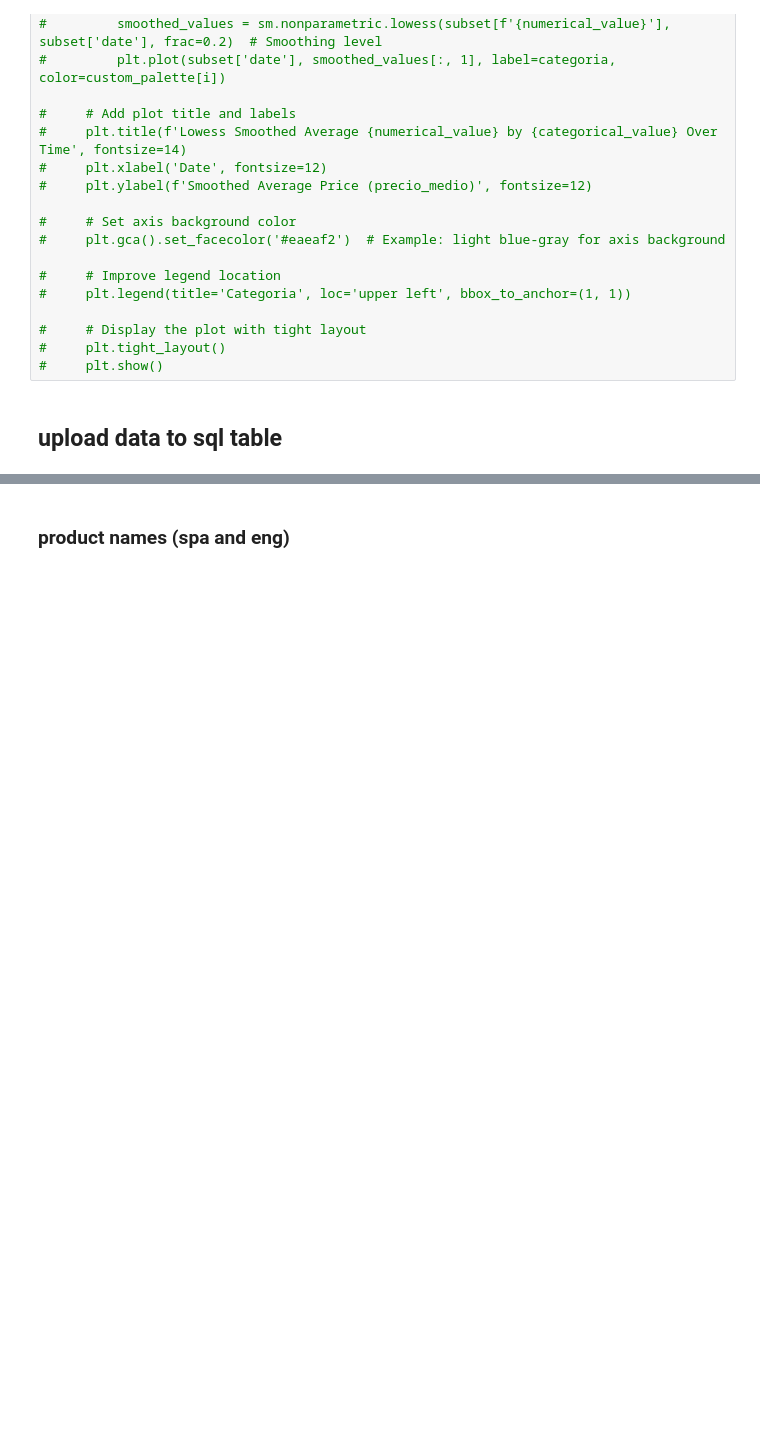
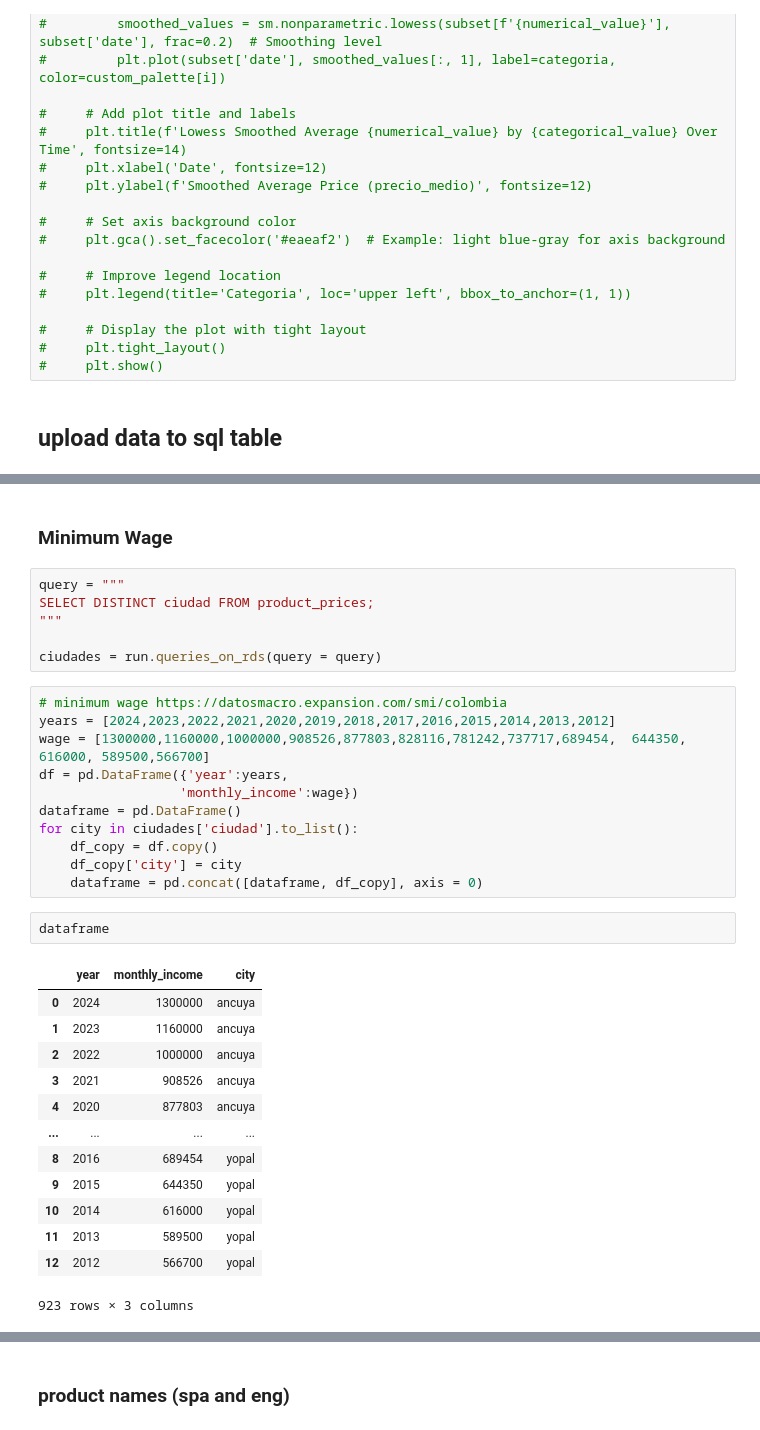
Before and after one commit to sebmatecho/sipsa_tracker, a Jupyter notebook: notebooks/EDA.ipynb, the cells around one changed output, grey strips where cells are left out. Cells and saved outputs as stored; diff of their text form; blank space fills up the shorter version.

```diff
--- a/notebooks/EDA.ipynb
+++ b/notebooks/EDA.ipynb
@@ -1892,0 +2022,35 @@ dataframe_para_subir_aqui.to_sql('category_names',
+# %% [markdown]
+### Minimum Wage
+# %%
+query = """
+SELECT DISTINCT ciudad FROM product_prices;
+"""
+
+ciudades = run.queries_on_rds(query = query)
+# %%
+# minimum wage https://datosmacro.expansion.com/smi/colombia
+years = [2024,2023,2022,2021,2020,2019,2018,2017,2016,2015,2014,2013,2012]
+wage = [1300000,1160000,1000000,908526,877803,828116,781242,737717,689454,	644350,	616000,	589500,566700]
+df = pd.DataFrame({'year':years,
+                  'monthly_income':wage})
+dataframe = pd.DataFrame()
+for city in ciudades['ciudad'].to_list():
+    df_copy = df.copy()
+    df_copy['city'] = city
+    dataframe = pd.concat([dataframe, df_copy], axis = 0)
+# %%
+dataframe
+# %% [output]
+|  | year | monthly_income | city |
+| 0 | 2024 | 1300000 | ancuya |
+| 1 | 2023 | 1160000 | ancuya |
+| 2 | 2022 | 1000000 | ancuya |
+| 3 | 2021 | 908526 | ancuya |
+| 4 | 2020 | 877803 | ancuya |
+| ... | ... | ... | ... |
+| 8 | 2016 | 689454 | yopal |
+| 9 | 2015 | 644350 | yopal |
+| 10 | 2014 | 616000 | yopal |
+| 11 | 2013 | 589500 | yopal |
+| 12 | 2012 | 566700 | yopal |
+923 rows × 3 columns
```
Also changed, not shown: parts of 8 cells of this notebook, 3 other files.
